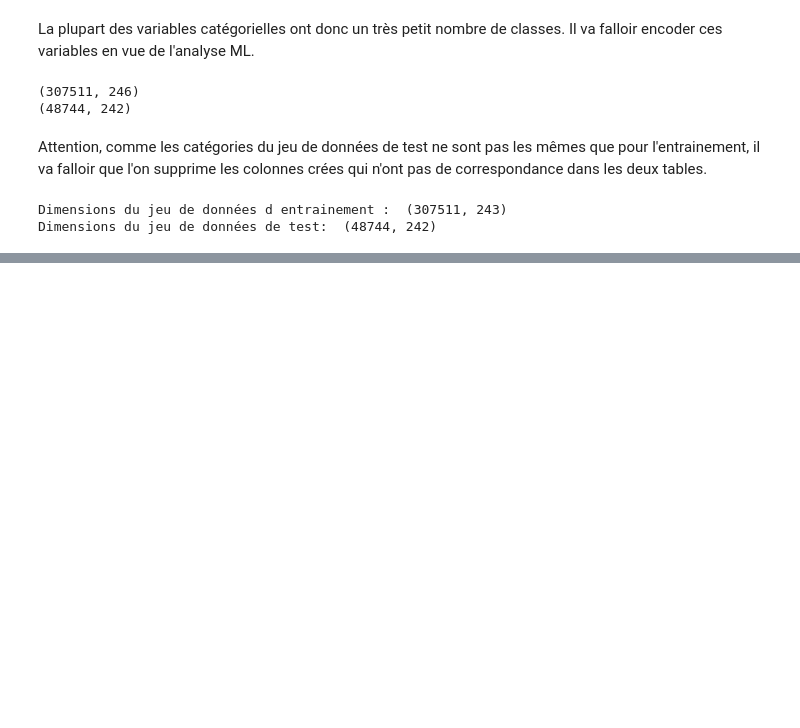
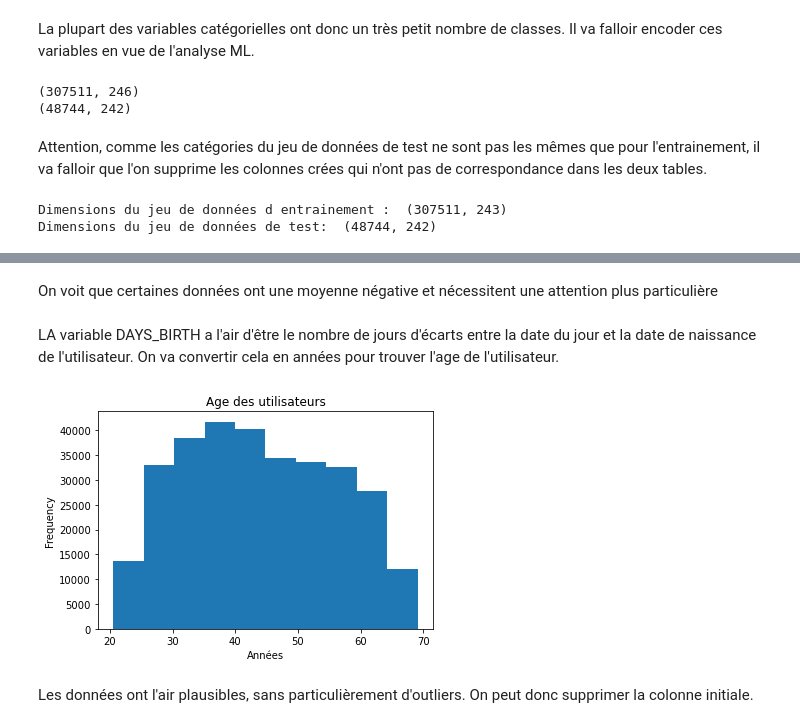
Before and after one commit to Xavier-F/Credit-scoring-model, a Jupyter notebook: Exploration.ipynb, the cells around one changed output, grey strips where cells are left out. Drawn from its saved outputs; the diff is of its cells as text; code cells hidden in the pictures; blank space fills up the shorter version.

Commit message:
Démarrage de l'EDA sur les datasets application train et test

```diff
--- a/Exploration.ipynb
+++ b/Exploration.ipynb
@@ -285,0 +321,13 @@ Dimensions du jeu de données de test:  (48744, 242)
+# %% [markdown]
+On voit que certaines données ont une moyenne négative et nécessitent une attention plus particulière
+# %% [markdown]
+LA variable DAYS_BIRTH a l'air d'être le nombre de jours d'écarts entre la date du jour et la date de naissance de l'utilisateur. On va convertir cela en années pour trouver l'age de l'utilisateur.
+# %%
+Df_application_train['AGE']=(Df_application_train['DAYS_BIRTH'] / -365)
+# %%
+Df_application_train['AGE'].plot.hist(title = 'Age des utilisateurs');
+plt.xlabel('Années');
+# %% [output]
+[figure, added]
+# %% [markdown]
+Les données ont l'air plausibles, sans particulièrement d'outliers. On peut donc supprimer la colonne initiale.
```
Also changed, not shown: parts of 15 cells of this notebook.
